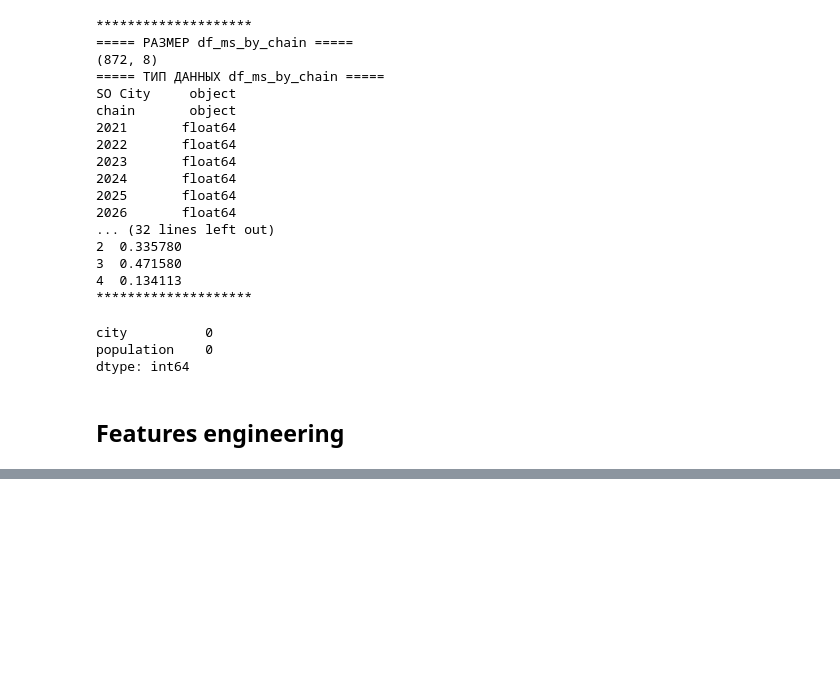
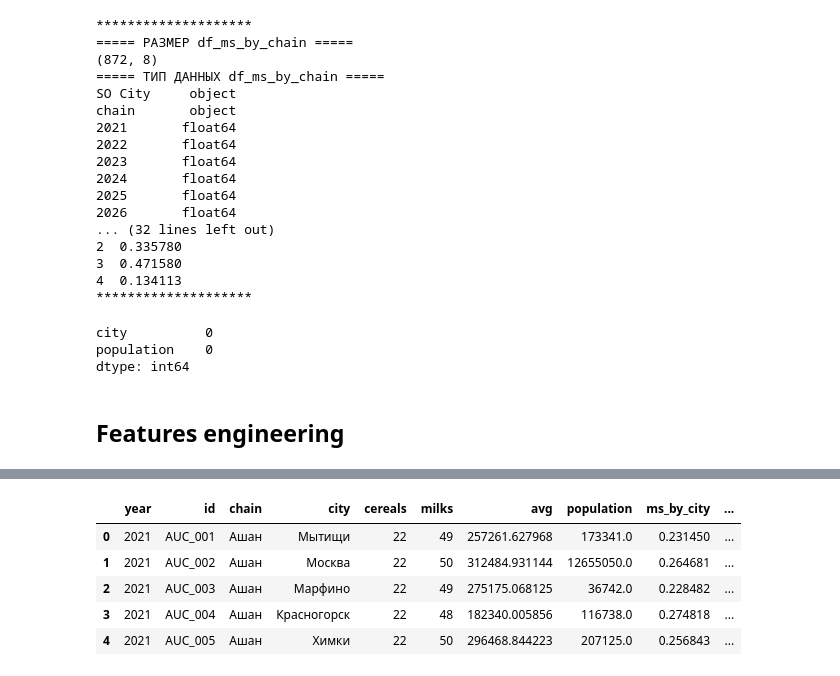
Before and after one commit to Sergey-Karpov/so_prediction_2.0_notebook, a Jupyter notebook: main.ipynb, the cells around one changed output, grey strips where cells are left out. Drawn from its saved outputs; the diff is of its cells as text; code cells hidden in the pictures; blank space fills up the shorter version.

Commit message:
chain feature engineering has been satrted

```diff
--- a/sample.ipynb
+++ b/main.ipynb
@@ -322,0 +327,12 @@ print(df_clear.shape)
+# %%
+# Форматируем df MS by cities
+df_ms_by_city = df_ms_by_city.melt(
+    id_vars=['SO City'],
+    value_name='ms_by_city',
+    var_name='year',
+)
+
+df_ms_by_city = df_ms_by_city.rename(columns={'SO City': 'city'})
+df_ms_by_city['year'] = df_ms_by_city['year'].astype(int)
+
+df_ms_by_city.head()
@@ -322,0 +346,10 @@ print(df_clear.shape)
+# %%
+# Объединяем таблицу SO с MS by cities
+df_clear = df_clear.merge(
+    df_ms_by_city,
+    left_on=['city', 'year'],
+    right_on=['city', 'year'],
+    how='left',
+)
+
+df_clear.head()
@@ -322,0 +365,13 @@ print(df_clear.shape)
+# %%
+# Форматируем df MS by chain
+df_ms_by_chain = df_ms_by_chain.melt(
+    id_vars=['SO City', 'chain'],
+    value_name='ms_by_chain_in_city',
+    var_name='year',
+)
+
+df_ms_by_chain['year'] = df_ms_by_chain['year'].astype(int)
+
+df_ms_by_chain = df_ms_by_chain.rename(columns={'SO City': 'city'})
+
+df_ms_by_chain.head()
@@ -322,0 +385,16 @@ print(df_clear.shape)
+# %%
+# Объединяем таблицу SO с MS by chain
+df_clear = df_clear.merge(
+    df_ms_by_chain,
+    on=['city', 'chain', 'year'],
+    how='left',
+)
+
+df_clear.head()
+# %% [output]
+|  | year | id | chain | city | cereals | milks | avg | population | ms_by_city | ... |
+| 0 | 2021 | AUC_001 | Ашан | Мытищи | 22 | 49 | 257261.627968 | 173341.0 | 0.231450 | ... |
+| 1 | 2021 | AUC_002 | Ашан | Москва | 22 | 50 | 312484.931144 | 12655050.0 | 0.264681 | ... |
+| 2 | 2021 | AUC_003 | Ашан | Марфино | 22 | 49 | 275175.068125 | 36742.0 | 0.228482 | ... |
+| 3 | 2021 | AUC_004 | Ашан | Красногорск | 22 | 48 | 182340.005856 | 116738.0 | 0.274818 | ... |
+| 4 | 2021 | AUC_005 | Ашан | Химки | 22 | 50 | 296468.844223 | 207125.0 | 0.256843 | ... |
```
Also changed, not shown: parts of 15 cells of this notebook.
